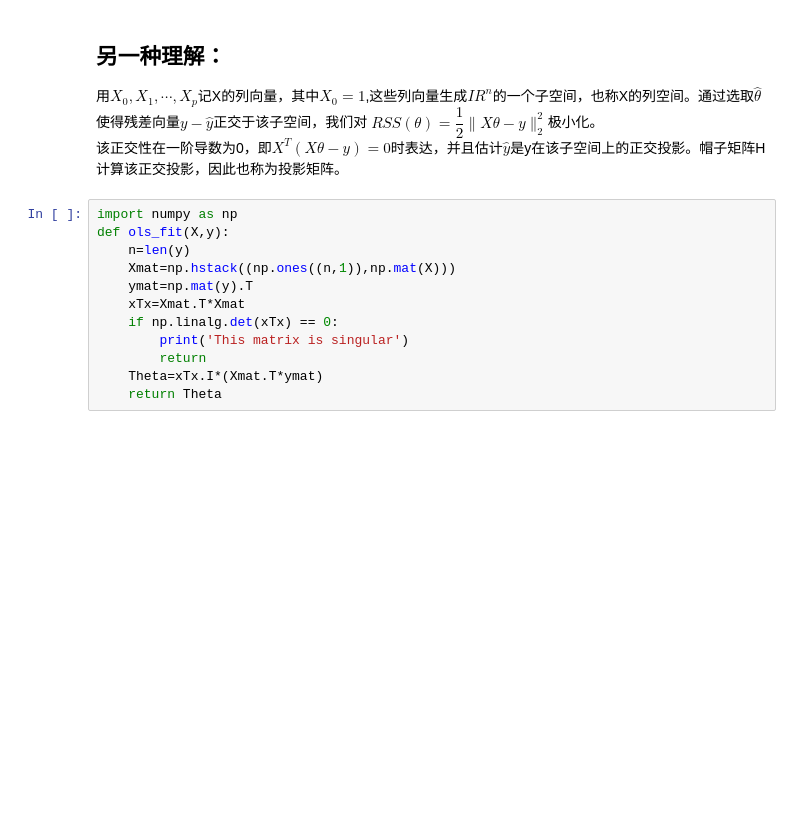
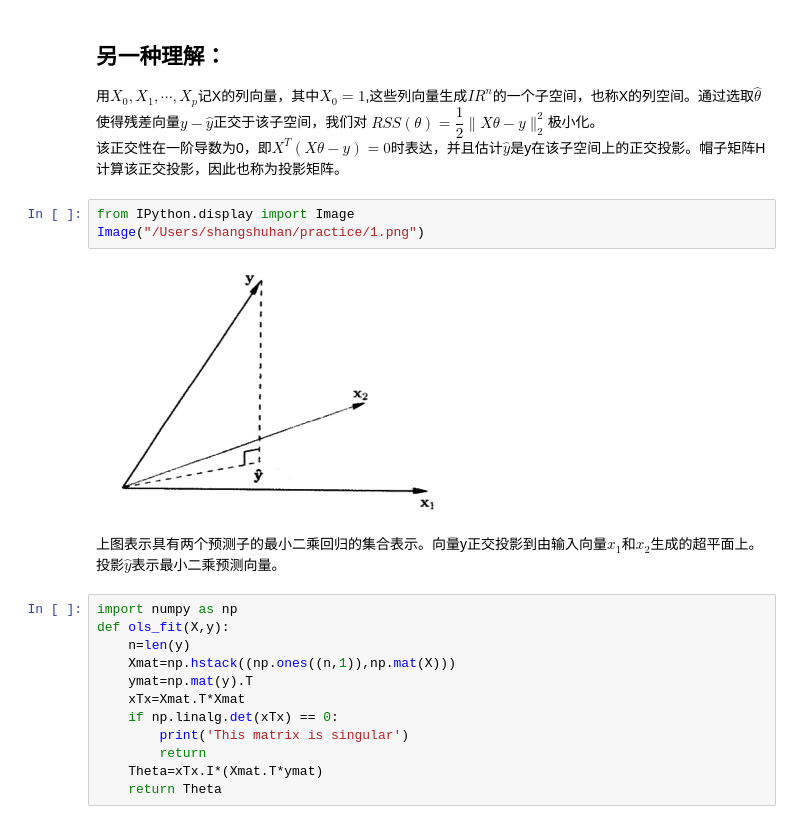
Before and after one commit to sshhan/practice, a Jupyter notebook: Linear_regression.ipynb, the cells around one changed output. Drawn from its saved outputs; the diff is of its cells as text; blank space fills up the shorter version.

```diff
--- a/Linear_regression.ipynb
+++ b/Linear_regression.ipynb
@@ -27,6 +27,13 @@ $$\hat{y}=X\hat{\theta}=X(X^TX)^{-1}X^Ty$$
 用$X_0,X_1,\cdots,X_p$记X的列向量，其中$X_0=1$,这些列向量生成$IR^n$的一个子空间，也称X的列空间。通过选取$\hat{\theta}$使得残差向量$y-\hat{y}$正交于该子空间，我们对
 $RSS(\theta)=\dfrac{1}{2}\lVert X\theta - y \rVert_2^2$极小化。
 该正交性在一阶导数为0，即$X^T(X\theta-y)=0$时表达，并且估计$\hat{y}$是y在该子空间上的正交投影。帽子矩阵H计算该正交投影，因此也称为投影矩阵。
+# %%
+from IPython.display import Image
+Image("/Users/shangshuhan/practice/1.png")
+# %% [output]
+[figure, added]
+# %% [markdown]
+上图表示具有两个预测子的最小二乘回归的集合表示。向量y正交投影到由输入向量$x_1$和$x_2$生成的超平面上。投影$\hat{y}$表示最小二乘预测向量。
 # %%
 import numpy as np
 def ols_fit(X,y):
```
